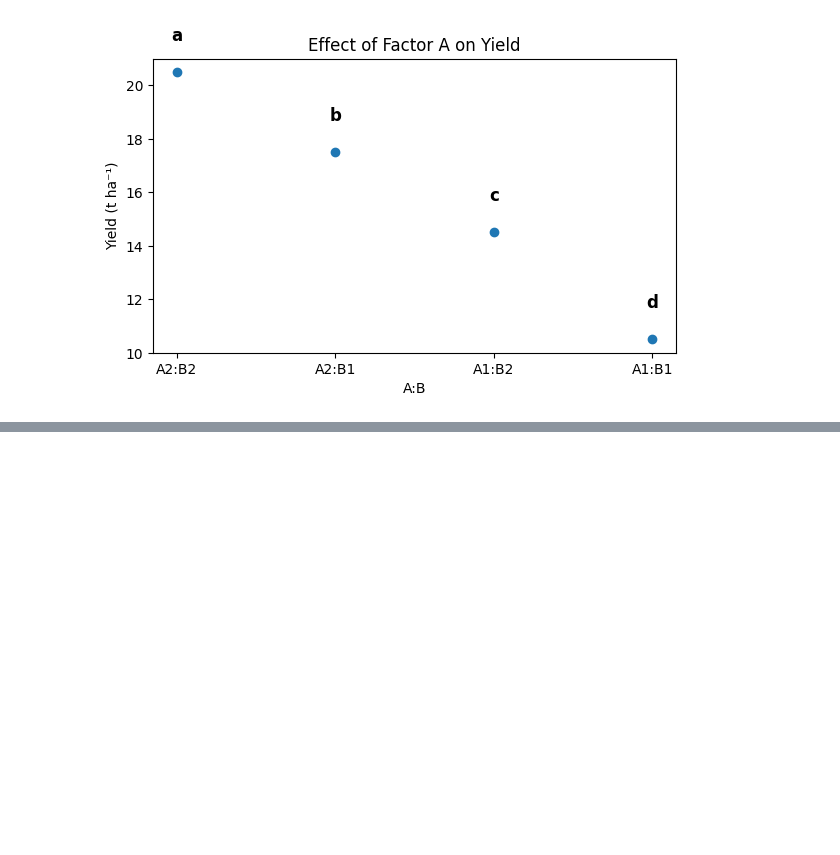
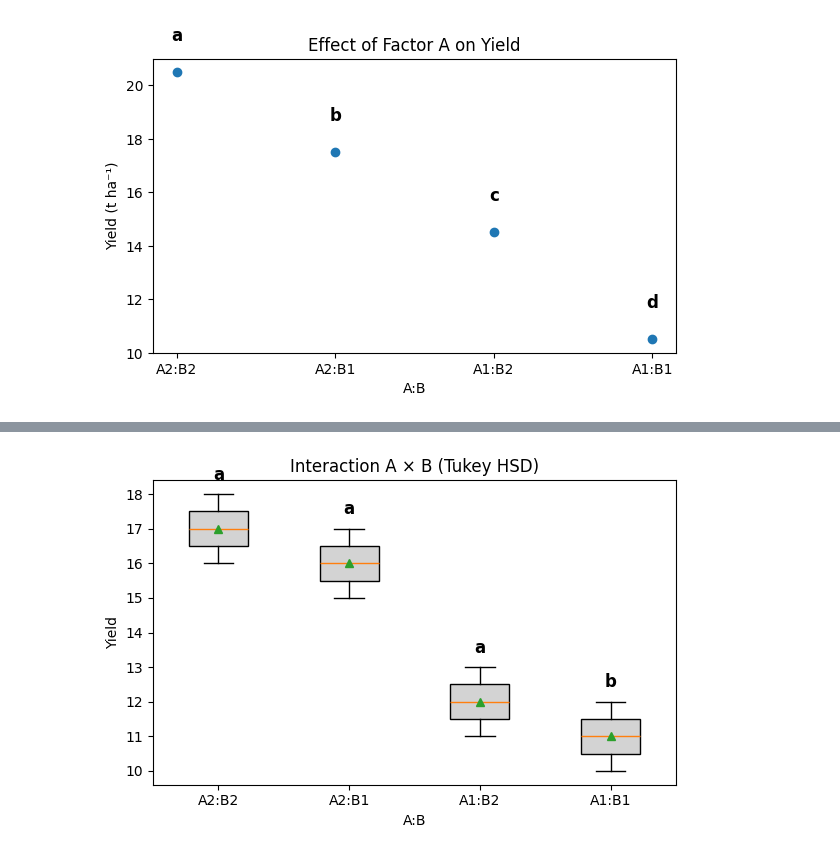
Before and after one commit to DeepStatistix/AgroDesign, a Jupyter notebook: examples/test_anova.ipynb, the cells around one changed output, grey strips where cells are left out. Cells and saved outputs as stored; diff of their text form; code cells hidden in the pictures; blank space fills up the shorter version.

```diff
--- a/examples/test_anova.ipynb
+++ b/examples/test_anova.ipynb
@@ -168,0 +313,10 @@ mean_plot(
+# %%
+boxplot_letters(
+    aov,
+    factor=["A","B"],
+    method="tukey",
+    ylabel="Yield",
+    title="Interaction A × B (Tukey HSD)"
+)
+# %% [output]
+[figure, added]
```
Also changed, not shown: parts of 13 cells of this notebook, 9 other files.
